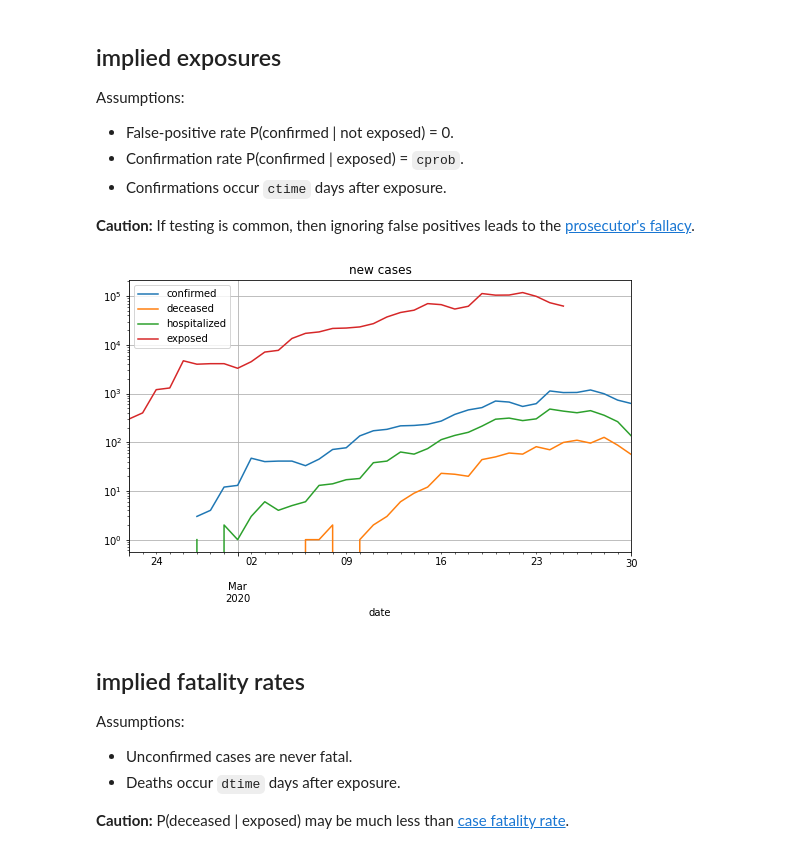
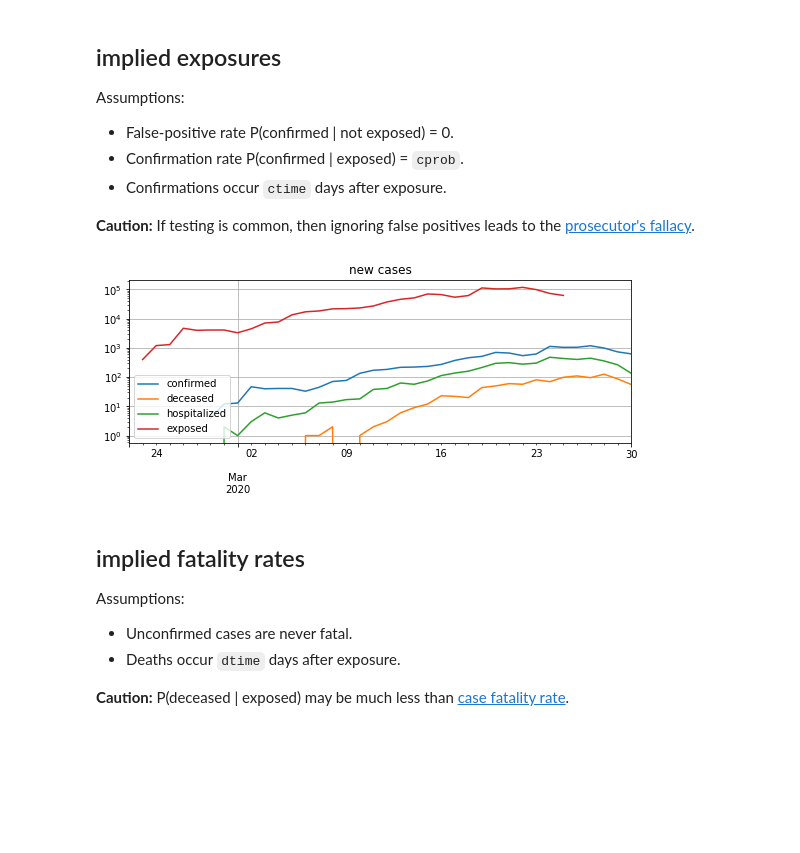
Before and after one commit to samkennerly/covid19, a Jupyter notebook: books/implied.ipynb, the cells around one changed output. Saved outputs shown, nothing was run; the diff lists cells and outputs as text; code cells hidden in the pictures; blank space fills up the shorter version.

```diff
--- a/books/implied.ipynb
+++ b/books/implied.ipynb
@@ -10,5 +10,5 @@ Adjust counts for time lags and unconfirmed cases.
 import etl
 from pandas import DataFrame
 
-FIGSIZE = (9, 5)
+FIGSIZE = (9, 3)
 # %% [output]
@@ -47,15 +50,15 @@ Assumptions:
 # %%
 cprob = 0.01
 ctime = 5
 
 exposed = (
     real['confirmed'].rename('exposed')
     .div(cprob).shift(-ctime, freq=real.index.freq)
 )
-data = real.join(exposed, how='outer')
+data = real.join(exposed, how='outer').diff()
 axes = data.plot(figsize=FIGSIZE, grid=True, logy=True, title='new cases')
 # %% [output]
-[figure, old version]
+[figure, new version]
 # %% [markdown]
 ## implied fatality rates
 
```
Also changed, not shown: parts of 3 cells of this notebook, 2 other files.
